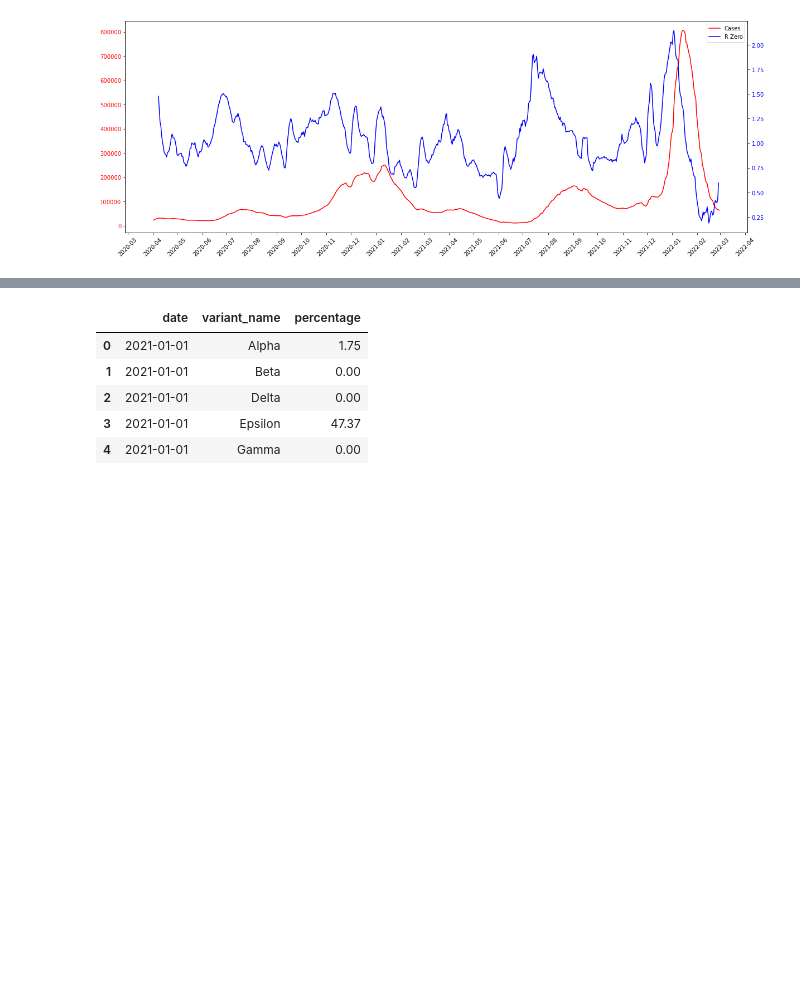
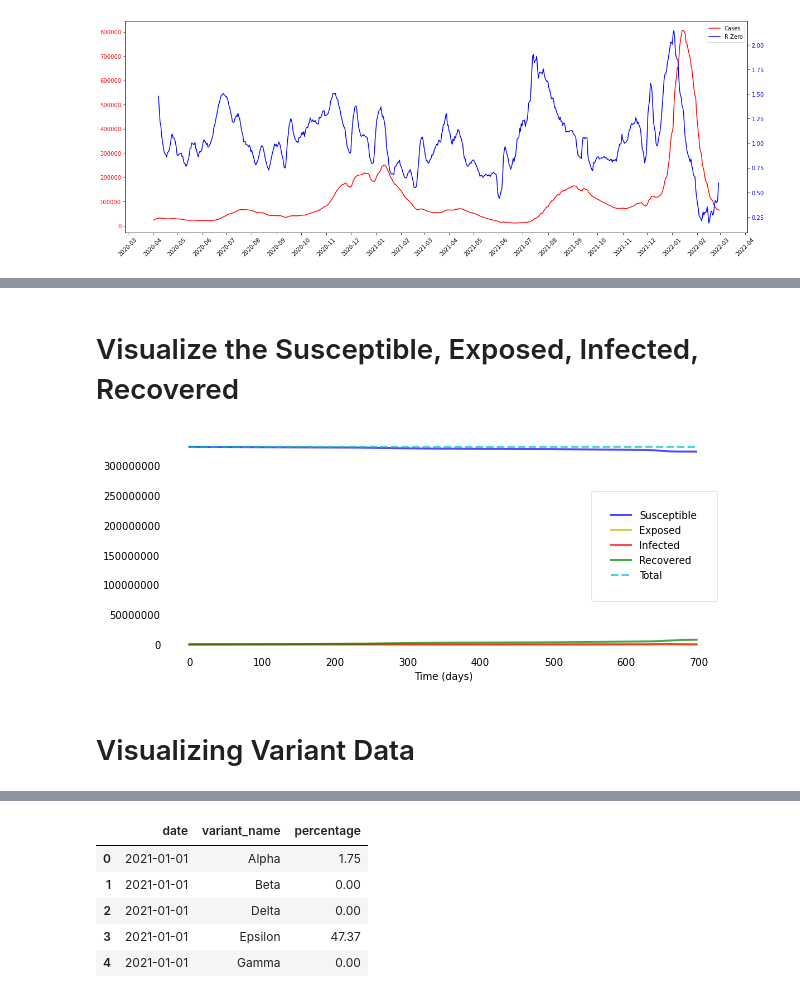
Before and after one commit to blarson007/covid, a Jupyter notebook: SIR Model - Fit to Covid Data.ipynb, the cells around one changed output, grey strips where cells are left out. Cells and saved outputs as stored; diff of their text form; code cells hidden in the pictures; blank space fills up the shorter version.

```diff
--- a/SIR Model - Fit to Covid Data.ipynb
+++ b/SIR Model - Fit to Covid Data.ipynb
@@ -97,3 +173,41 @@ plt.show()
+# %% [markdown]
+# Visualize the Susceptible, Exposed, Infected, Recovered
+# %%
+infections = df.cases_avg.tolist()
+r_zero = df.r_zero.tolist()
+# %%
+def deriv(y, t, N, gamma, delta):
+    t = int(t)
+    S, E, R = y
+    I = infections[t]
+    RO = r_zero[t]
+    beta = RO * gamma
+    dSdt = -beta * S * I / N
+    dEdt = beta * S * I / N - delta * E
+    # dIdt = delta * E - gamma * I
+    dRdt = gamma * I
+    return dSdt, dEdt, dRdt
+# %%
+N = total_pop
+D = 10.0 # infections lasts ten days
+gamma = 1.0 / D
+delta = 1.0 / 3.0  # incubation period of three days
+# R_0 = 5.0
+# beta = R_0 * gamma  # R_0 = beta / gamma, so beta = R_0 * gamma
+S0, E0, R0 = N-1, 1, 0  # initial conditions: one exposed
+# %%
+t = np.arange(len(infections), dtype=np.int16)
+y0 = S0, E0, R0 # Initial conditions vector
+
+# Integrate the SIR equations over the time grid, t.
+ret = odeint(deriv, y0, t, args=(N, gamma, delta))
+S, E, R = ret.T
+# %%
+plotseird(t, S, E, infections, R)
+# %% [output]
+[figure, added]
+# %% [markdown]
+# Visualizing Variant Data
 # %%
 variants = pd.read_csv('covid19_variants.csv')
 # %%
```
Also changed, not shown: parts of 5 cells of this notebook.
